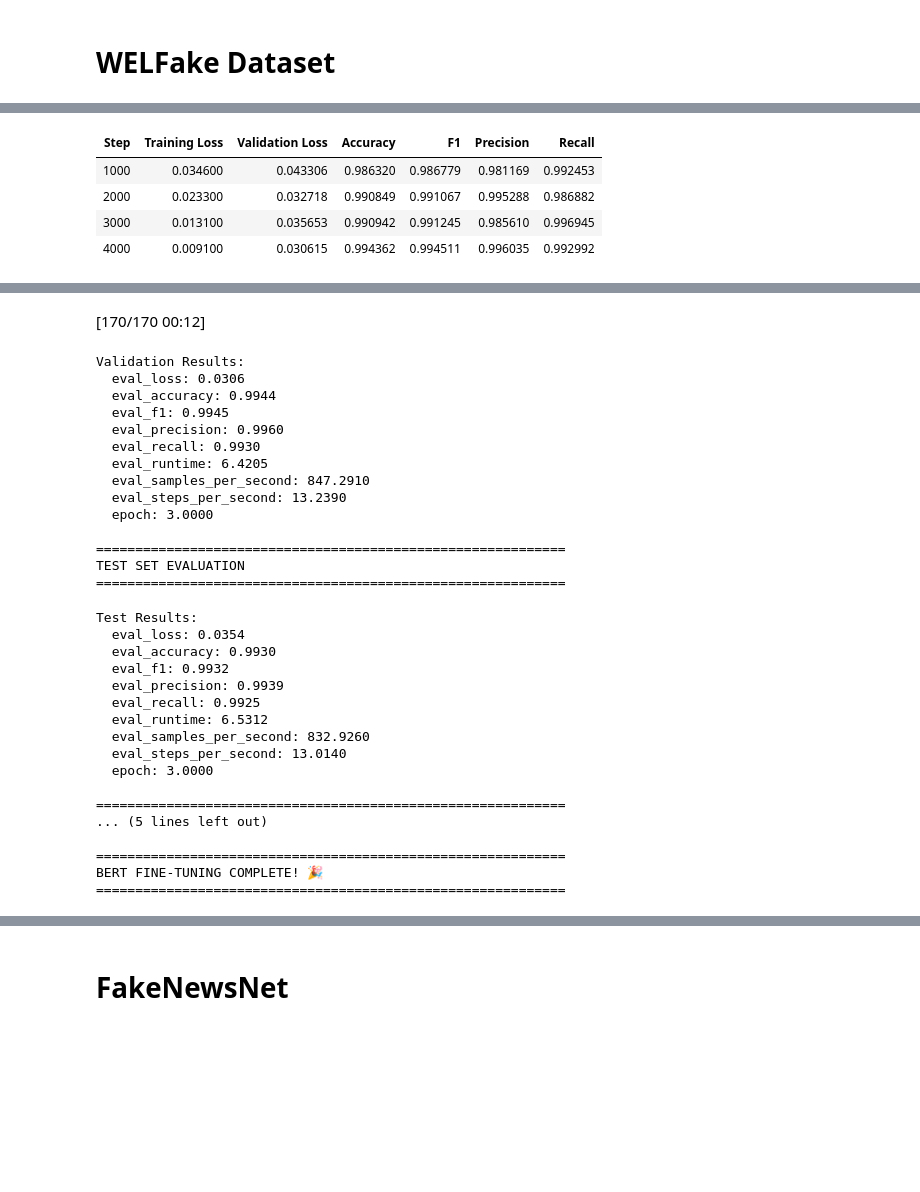
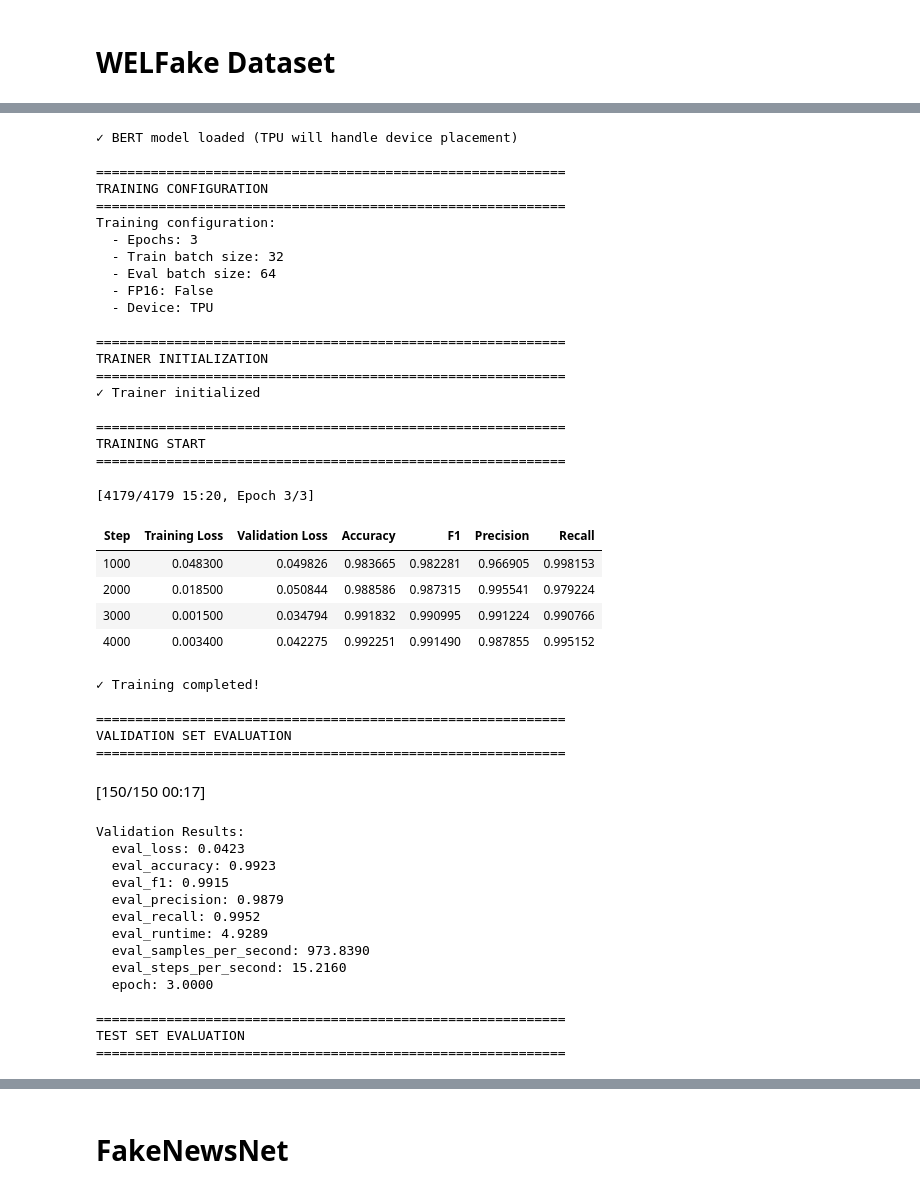
Before and after one commit to sadjordan/Detecting-Fake-News-with-Deep-Learning, a Jupyter notebook: Code/dataset_processing/BERT-Finetuning.ipynb, the cells around one changed output, grey strips where cells are left out. Cells and saved outputs as stored; diff of their text form; code cells hidden in the pictures; blank space fills up the shorter version.

```diff
--- a/Code/dataset_processing/BERT-Finetuning.ipynb
+++ b/Code/dataset_processing/BERT-Finetuning.ipynb
@@ -293,7 +293,7 @@ def train_loop(dataset_path, output_path):
 # %% [markdown]
 # WELFake Dataset
 # %%
-train_loop("/content/drive/MyDrive/datasets/WELFake_Dataset_processed.csv", "/content/drive/MyDrive/bert_models/WELFake")
+train_loop("/content/drive/MyDrive/datasets/WELFake_processed.csv", "/content/drive/MyDrive/bert_models/WELFake")
 # %% [output]
 ============================================================
 DATA LOADING
@@ -338,5 +341,0 @@ TRAINING START
-| Step | Training Loss | Validation Loss | Accuracy | F1 | Precision | Recall |
-| 1000 | 0.034600 | 0.043306 | 0.986320 | 0.986779 | 0.981169 | 0.992453 |
-| 2000 | 0.023300 | 0.032718 | 0.990849 | 0.991067 | 0.995288 | 0.986882 |
-| 3000 | 0.013100 | 0.035653 | 0.990942 | 0.991245 | 0.985610 | 0.996945 |
-| 4000 | 0.009100 | 0.030615 | 0.994362 | 0.994511 | 0.996035 | 0.992992 |
@@ -348,32 +344,46 @@ VALIDATION SET EVALUATION
-[170/170 00:12]
-Validation Results:
-  eval_loss: 0.0306
-  eval_accuracy: 0.9944
-  eval_f1: 0.9945
-  eval_precision: 0.9960
-  eval_recall: 0.9930
-  eval_runtime: 6.4205
-  eval_samples_per_second: 847.2910
-  eval_steps_per_second: 13.2390
-  epoch: 3.0000
+✓ BERT model loaded (TPU will handle device placement)
 
 ============================================================
-TEST SET EVALUATION
+TRAINING CONFIGURATION
 ============================================================
+Training configuration:
+  - Epochs: 3
+  - Train batch size: 32
+  - Eval batch size: 64
+  - FP16: False
+  - Device: TPU
+
+============================================================
+TRAINER INITIALIZATION
+============================================================
+✓ Trainer initialized
+
+============================================================
+TRAINING START
+============================================================
-Test Results:
-  eval_loss: 0.0354
-  eval_accuracy: 0.9930
-  eval_f1: 0.9932
-  eval_precision: 0.9939
-  eval_recall: 0.9925
-  eval_runtime: 6.5312
-  eval_samples_per_second: 832.9260
-  eval_steps_per_second: 13.0140
-  epoch: 3.0000
-
-============================================================
-... (5 lines left out)
-
-============================================================
-BERT FINE-TUNING COMPLETE! 🎉
-============================================================
+[4179/4179 15:20, Epoch 3/3]
+| Step | Training Loss | Validation Loss | Accuracy | F1 | Precision | Recall |
+| 1000 | 0.048300 | 0.049826 | 0.983665 | 0.982281 | 0.966905 | 0.998153 |
+| 2000 | 0.018500 | 0.050844 | 0.988586 | 0.987315 | 0.995541 | 0.979224 |
+| 3000 | 0.001500 | 0.034794 | 0.991832 | 0.990995 | 0.991224 | 0.990766 |
+| 4000 | 0.003400 | 0.042275 | 0.992251 | 0.991490 | 0.987855 | 0.995152 |
+✓ Training completed!
+
+============================================================
+VALIDATION SET EVALUATION
+============================================================
+[150/150 00:17]
+Validation Results:
+  eval_loss: 0.0423
+  eval_accuracy: 0.9923
+  eval_f1: 0.9915
+  eval_precision: 0.9879
+  eval_recall: 0.9952
+  eval_runtime: 4.9289
+  eval_samples_per_second: 973.8390
+  eval_steps_per_second: 15.2160
+  epoch: 3.0000
+
+============================================================
+TEST SET EVALUATION
+============================================================
```
Also changed, not shown: parts of 10 cells of this notebook, 1 other file.
